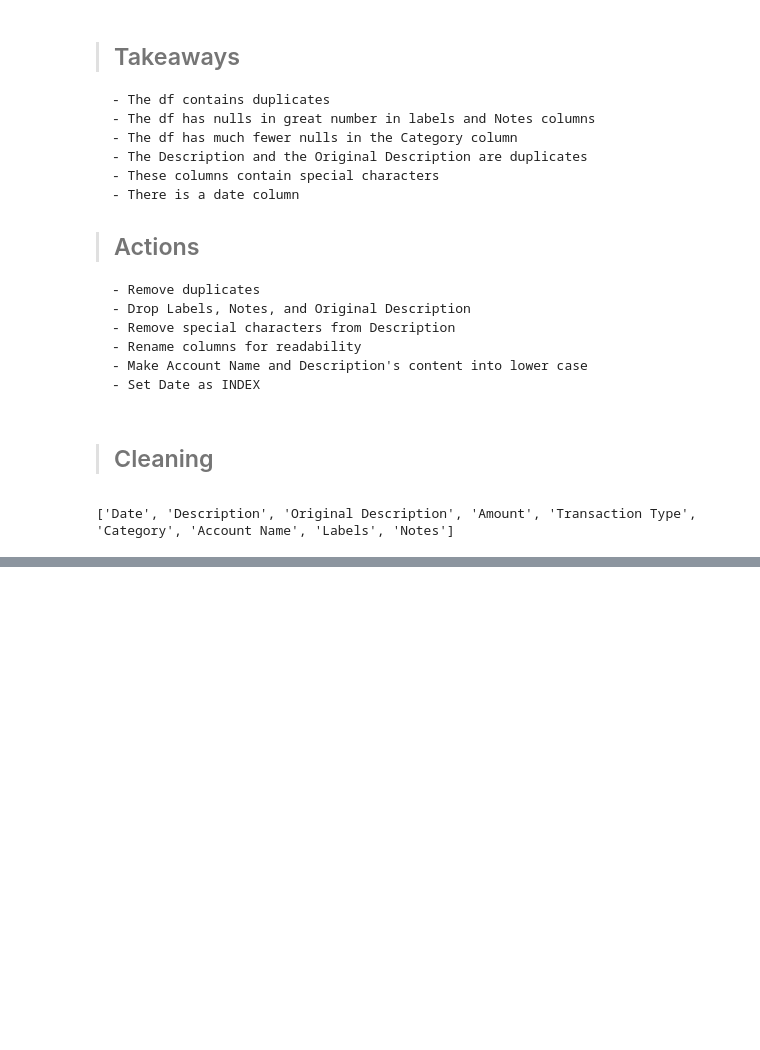
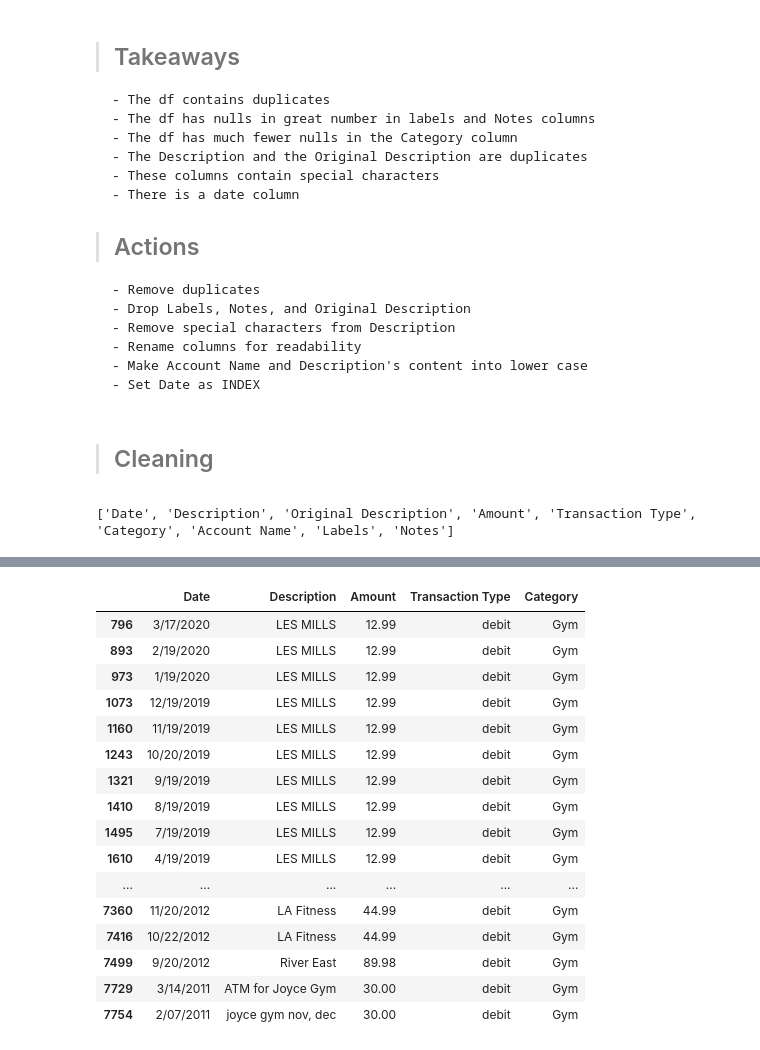
Before and after one commit to Severina7/personal_project, a Jupyter notebook: personal_project.ipynb, the cells around one changed output, grey strips where cells are left out. Saved outputs shown, nothing was run; the diff lists cells and outputs as text; code cells hidden in the pictures; blank space fills up the shorter version.

```diff
--- a/personal_project.ipynb
+++ b/personal_project.ipynb
@@ -185,0 +299,20 @@ prep.multi_frequency(transactions3, columns3)
+# %%
+transactions4[transactions4.Category == 'Gym']
+# %% [output]
+|  | Date | Description | Amount | Transaction Type | Category |
+| 796 | 3/17/2020 | LES MILLS | 12.99 | debit | Gym |
+| 893 | 2/19/2020 | LES MILLS | 12.99 | debit | Gym |
+| 973 | 1/19/2020 | LES MILLS | 12.99 | debit | Gym |
+| 1073 | 12/19/2019 | LES MILLS | 12.99 | debit | Gym |
+| 1160 | 11/19/2019 | LES MILLS | 12.99 | debit | Gym |
+| 1243 | 10/20/2019 | LES MILLS | 12.99 | debit | Gym |
+| 1321 | 9/19/2019 | LES MILLS | 12.99 | debit | Gym |
+| 1410 | 8/19/2019 | LES MILLS | 12.99 | debit | Gym |
+| 1495 | 7/19/2019 | LES MILLS | 12.99 | debit | Gym |
+| 1610 | 4/19/2019 | LES MILLS | 12.99 | debit | Gym |
+| ... | ... | ... | ... | ... | ... |
+| 7360 | 11/20/2012 | LA Fitness | 44.99 | debit | Gym |
+| 7416 | 10/22/2012 | LA Fitness | 44.99 | debit | Gym |
+| 7499 | 9/20/2012 | River East | 89.98 | debit | Gym |
+| 7729 | 3/14/2011 | ATM for Joyce Gym | 30.00 | debit | Gym |
+| 7754 | 2/07/2011 | joyce gym nov, dec | 30.00 | debit | Gym |
```
Also changed, not shown: parts of 51 cells of this notebook.
